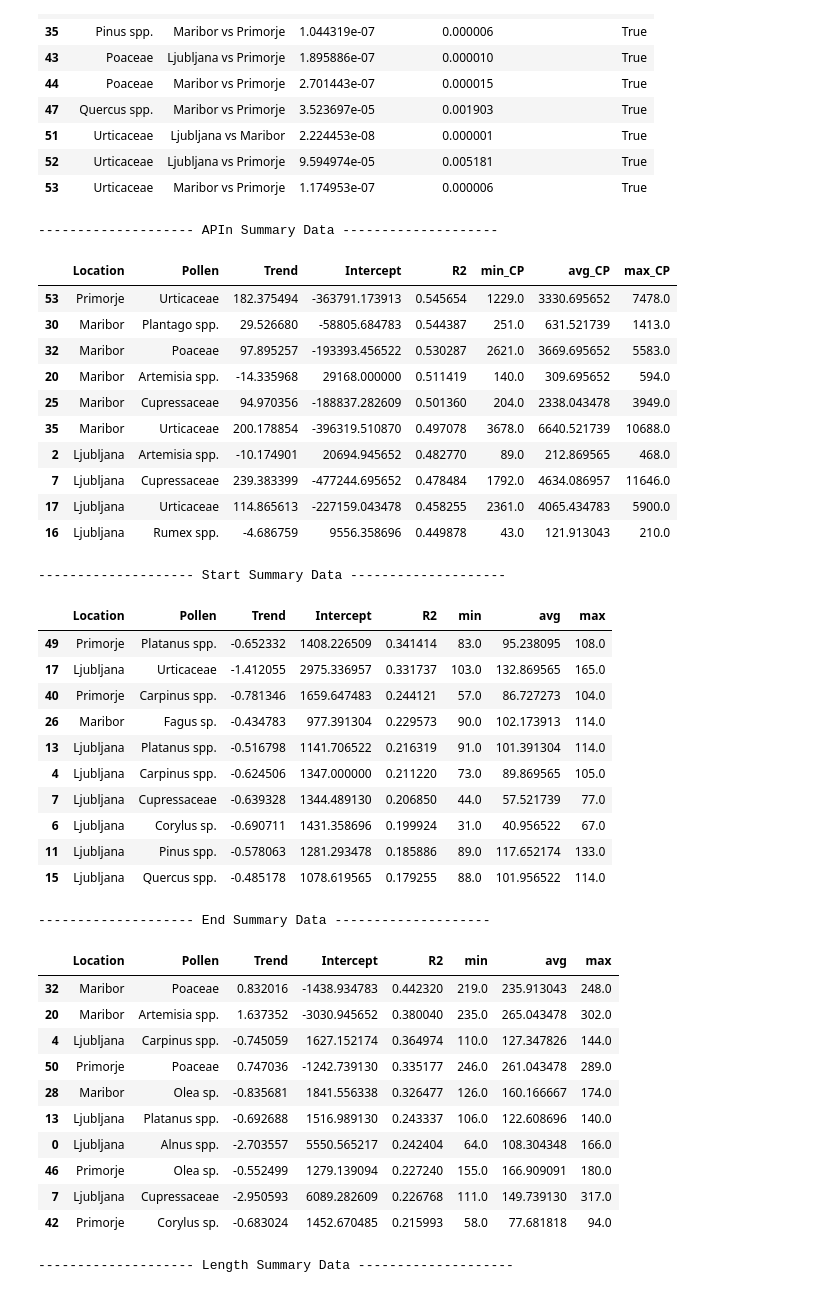
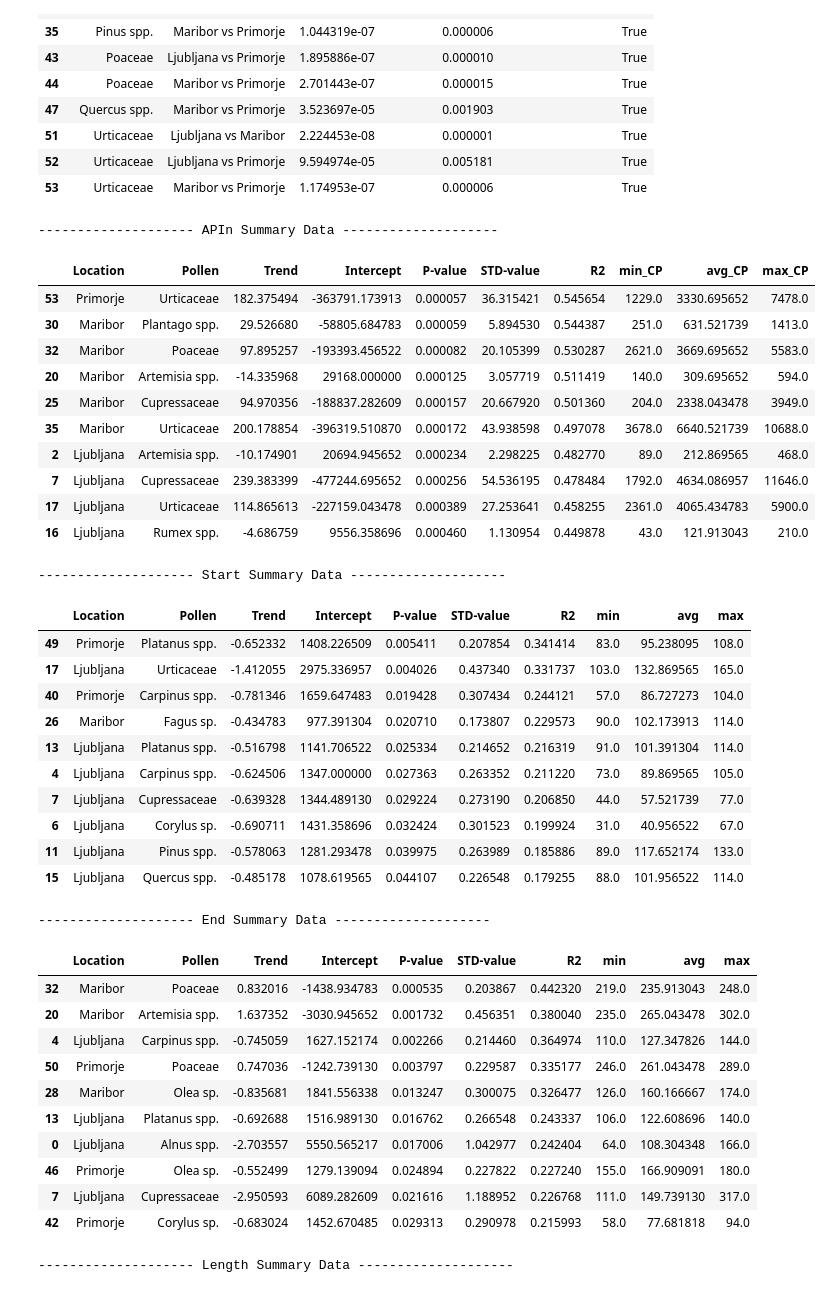
Before and after one commit to ReneMarkovic/Cvetni_prah_v2, a Jupyter notebook: testing_notebook.ipynb, the cells around one changed output. Saved outputs shown, nothing was run; the diff lists cells and outputs as text; code cells hidden in the pictures.

```diff
--- a/testing_notebook.ipynb
+++ b/testing_notebook.ipynb
@@ -531,6 +531,8 @@ for location, filepath in files_summary.items():
                 "Pollen": pollen,
                 "Trend": values["CP"].get("Trend", None),
                 "Intercept": values["CP"].get("Intercept", None),
+                "P-value": values["CP"].get("P_Value", None),
+                "STD-value": values["CP"].get("Std_Error", None),
                 "R2": values["CP"].get("R2", None),
                 "min_CP": values["CP"].get("min", None),
                 "avg_CP": values["CP"].get("avg", None),
@@ -543,66 +545,68 @@ apin_df = apin_df.sort_values(by=["R2"], ascending=False)
 display(apin_df.head(10))
 apin_df.to_excel("apin_summary_CP.xlsx", index=False)
 
 for var in ["Start", "End", "Length"]:
     apin_data = []
     for location, filepath in files_summary.items():
         with open(filepath, "r", encoding="utf-8") as f:
             content = json.load(f)
         #print(f"Processing {location} for variable {var}...")
         for pollen, values in content.items():
             #print(f"Processing pollen type: {pollen, var, values}")
             if var in values:
                 apin_data.append({
                     "Location": location,
                     "Pollen": pollen,
                     "Trend": values[var].get("Trend", None),
                     "Intercept": values[var].get("Intercept", None),
+                    "P-value": values[var].get("P_Value", None),
+                    "STD-value": values[var].get("Std_Error", None),
                     "R2": values[var].get("R2", None),
                     "min": values[var].get("min", None),
                     "avg": values[var].get("avg", None),
                     "max": values[var].get("max", None)
                 })
     print(f"{20*'-'} {var} Summary Data {20*'-'}")
     apin_df = pd.DataFrame(apin_data)
     apin_df = apin_df.sort_values(by=["R2"], ascending=False)
     # Show the first rows to inspect
     display(apin_df.head(10))
     apin_df.to_excel(f"apin_summary_{var}.xlsx", index=False)
 # %% [output]
 -------------------- APIn Summary Data --------------------
-|  | Location | Pollen | Trend | Intercept | R2 | min_CP | avg_CP | max_CP |
-| 53 | Primorje | Urticaceae | 182.375494 | -363791.173913 | 0.545654 | 1229.0 | 3330.695652 | 7478.0 |
-| 30 | Maribor | Plantago spp. | 29.526680 | -58805.684783 | 0.544387 | 251.0 | 631.521739 | 1413.0 |
-| 32 | Maribor | Poaceae | 97.895257 | -193393.456522 | 0.530287 | 2621.0 | 3669.695652 | 5583.0 |
-| 20 | Maribor | Artemisia spp. | -14.335968 | 29168.000000 | 0.511419 | 140.0 | 309.695652 | 594.0 |
-| 25 | Maribor | Cupressaceae | 94.970356 | -188837.282609 | 0.501360 | 204.0 | 2338.043478 | 3949.0 |
-| 35 | Maribor | Urticaceae | 200.178854 | -396319.510870 | 0.497078 | 3678.0 | 6640.521739 | 10688.0 |
-| 2 | Ljubljana | Artemisia spp. | -10.174901 | 20694.945652 | 0.482770 | 89.0 | 212.869565 | 468.0 |
-| 7 | Ljubljana | Cupressaceae | 239.383399 | -477244.695652 | 0.478484 | 1792.0 | 4634.086957 | 11646.0 |
-| 17 | Ljubljana | Urticaceae | 114.865613 | -227159.043478 | 0.458255 | 2361.0 | 4065.434783 | 5900.0 |
-| 16 | Ljubljana | Rumex spp. | -4.686759 | 9556.358696 | 0.449878 | 43.0 | 121.913043 | 210.0 |
+|  | Location | Pollen | Trend | Intercept | P-value | STD-value | R2 | min_CP | avg_CP | max_CP |
+| 53 | Primorje | Urticaceae | 182.375494 | -363791.173913 | 0.000057 | 36.315421 | 0.545654 | 1229.0 | 3330.695652 | 7478.0 |
+| 30 | Maribor | Plantago spp. | 29.526680 | -58805.684783 | 0.000059 | 5.894530 | 0.544387 | 251.0 | 631.521739 | 1413.0 |
+| 32 | Maribor | Poaceae | 97.895257 | -193393.456522 | 0.000082 | 20.105399 | 0.530287 | 2621.0 | 3669.695652 | 5583.0 |
+| 20 | Maribor | Artemisia spp. | -14.335968 | 29168.000000 | 0.000125 | 3.057719 | 0.511419 | 140.0 | 309.695652 | 594.0 |
+| 25 | Maribor | Cupressaceae | 94.970356 | -188837.282609 | 0.000157 | 20.667920 | 0.501360 | 204.0 | 2338.043478 | 3949.0 |
+| 35 | Maribor | Urticaceae | 200.178854 | -396319.510870 | 0.000172 | 43.938598 | 0.497078 | 3678.0 | 6640.521739 | 10688.0 |
+| 2 | Ljubljana | Artemisia spp. | -10.174901 | 20694.945652 | 0.000234 | 2.298225 | 0.482770 | 89.0 | 212.869565 | 468.0 |
+| 7 | Ljubljana | Cupressaceae | 239.383399 | -477244.695652 | 0.000256 | 54.536195 | 0.478484 | 1792.0 | 4634.086957 | 11646.0 |
+| 17 | Ljubljana | Urticaceae | 114.865613 | -227159.043478 | 0.000389 | 27.253641 | 0.458255 | 2361.0 | 4065.434783 | 5900.0 |
+| 16 | Ljubljana | Rumex spp. | -4.686759 | 9556.358696 | 0.000460 | 1.130954 | 0.449878 | 43.0 | 121.913043 | 210.0 |
 -------------------- Start Summary Data --------------------
-|  | Location | Pollen | Trend | Intercept | R2 | min | avg | max |
-| 49 | Primorje | Platanus spp. | -0.652332 | 1408.226509 | 0.341414 | 83.0 | 95.238095 | 108.0 |
-| 17 | Ljubljana | Urticaceae | -1.412055 | 2975.336957 | 0.331737 | 103.0 | 132.869565 | 165.0 |
-| 40 | Primorje | Carpinus spp. | -0.781346 | 1659.647483 | 0.244121 | 57.0 | 86.727273 | 104.0 |
-| 26 | Maribor | Fagus sp. | -0.434783 | 977.391304 | 0.229573 | 90.0 | 102.173913 | 114.0 |
-| 13 | Ljubljana | Platanus spp. | -0.516798 | 1141.706522 | 0.216319 | 91.0 | 101.391304 | 114.0 |
-| 4 | Ljubljana | Carpinus spp. | -0.624506 | 1347.000000 | 0.211220 | 73.0 | 89.869565 | 105.0 |
-| 7 | Ljubljana | Cupressaceae | -0.639328 | 1344.489130 | 0.206850 | 44.0 | 57.521739 | 77.0 |
-| 6 | Ljubljana | Corylus sp. | -0.690711 | 1431.358696 | 0.199924 | 31.0 | 40.956522 | 67.0 |
-| 11 | Ljubljana | Pinus spp. | -0.578063 | 1281.293478 | 0.185886 | 89.0 | 117.652174 | 133.0 |
-| 15 | Ljubljana | Quercus spp. | -0.485178 | 1078.619565 | 0.179255 | 88.0 | 101.956522 | 114.0 |
+|  | Location | Pollen | Trend | Intercept | P-value | STD-value | R2 | min | avg | max |
+| 49 | Primorje | Platanus spp. | -0.652332 | 1408.226509 | 0.005411 | 0.207854 | 0.341414 | 83.0 | 95.238095 | 108.0 |
+| 17 | Ljubljana | Urticaceae | -1.412055 | 2975.336957 | 0.004026 | 0.437340 | 0.331737 | 103.0 | 132.869565 | 165.0 |
+| 40 | Primorje | Carpinus spp. | -0.781346 | 1659.647483 | 0.019428 | 0.307434 | 0.244121 | 57.0 | 86.727273 | 104.0 |
+| 26 | Maribor | Fagus sp. | -0.434783 | 977.391304 | 0.020710 | 0.173807 | 0.229573 | 90.0 | 102.173913 | 114.0 |
+| 13 | Ljubljana | Platanus spp. | -0.516798 | 1141.706522 | 0.025334 | 0.214652 | 0.216319 | 91.0 | 101.391304 | 114.0 |
+| 4 | Ljubljana | Carpinus spp. | -0.624506 | 1347.000000 | 0.027363 | 0.263352 | 0.211220 | 73.0 | 89.869565 | 105.0 |
+| 7 | Ljubljana | Cupressaceae | -0.639328 | 1344.489130 | 0.029224 | 0.273190 | 0.206850 | 44.0 | 57.521739 | 77.0 |
+| 6 | Ljubljana | Corylus sp. | -0.690711 | 1431.358696 | 0.032424 | 0.301523 | 0.199924 | 31.0 | 40.956522 | 67.0 |
+| 11 | Ljubljana | Pinus spp. | -0.578063 | 1281.293478 | 0.039975 | 0.263989 | 0.185886 | 89.0 | 117.652174 | 133.0 |
+| 15 | Ljubljana | Quercus spp. | -0.485178 | 1078.619565 | 0.044107 | 0.226548 | 0.179255 | 88.0 | 101.956522 | 114.0 |
 -------------------- End Summary Data --------------------
-|  | Location | Pollen | Trend | Intercept | R2 | min | avg | max |
-| 32 | Maribor | Poaceae | 0.832016 | -1438.934783 | 0.442320 | 219.0 | 235.913043 | 248.0 |
-| 20 | Maribor | Artemisia spp. | 1.637352 | -3030.945652 | 0.380040 | 235.0 | 265.043478 | 302.0 |
-| 4 | Ljubljana | Carpinus spp. | -0.745059 | 1627.152174 | 0.364974 | 110.0 | 127.347826 | 144.0 |
-| 50 | Primorje | Poaceae | 0.747036 | -1242.739130 | 0.335177 | 246.0 | 261.043478 | 289.0 |
-| 28 | Maribor | Olea sp. | -0.835681 | 1841.556338 | 0.326477 | 126.0 | 160.166667 | 174.0 |
-| 13 | Ljubljana | Platanus spp. | -0.692688 | 1516.989130 | 0.243337 | 106.0 | 122.608696 | 140.0 |
-| 0 | Ljubljana | Alnus spp. | -2.703557 | 5550.565217 | 0.242404 | 64.0 | 108.304348 | 166.0 |
-| 46 | Primorje | Olea sp. | -0.552499 | 1279.139094 | 0.227240 | 155.0 | 166.909091 | 180.0 |
-| 7 | Ljubljana | Cupressaceae | -2.950593 | 6089.282609 | 0.226768 | 111.0 | 149.739130 | 317.0 |
-| 42 | Primorje | Corylus sp. | -0.683024 | 1452.670485 | 0.215993 | 58.0 | 77.681818 | 94.0 |
+|  | Location | Pollen | Trend | Intercept | P-value | STD-value | R2 | min | avg | max |
+| 32 | Maribor | Poaceae | 0.832016 | -1438.934783 | 0.000535 | 0.203867 | 0.442320 | 219.0 | 235.913043 | 248.0 |
+| 20 | Maribor | Artemisia spp. | 1.637352 | -3030.945652 | 0.001732 | 0.456351 | 0.380040 | 235.0 | 265.043478 | 302.0 |
+| 4 | Ljubljana | Carpinus spp. | -0.745059 | 1627.152174 | 0.002266 | 0.214460 | 0.364974 | 110.0 | 127.347826 | 144.0 |
+| 50 | Primorje | Poaceae | 0.747036 | -1242.739130 | 0.003797 | 0.229587 | 0.335177 | 246.0 | 261.043478 | 289.0 |
+| 28 | Maribor | Olea sp. | -0.835681 | 1841.556338 | 0.013247 | 0.300075 | 0.326477 | 126.0 | 160.166667 | 174.0 |
+| 13 | Ljubljana | Platanus spp. | -0.692688 | 1516.989130 | 0.016762 | 0.266548 | 0.243337 | 106.0 | 122.608696 | 140.0 |
+| 0 | Ljubljana | Alnus spp. | -2.703557 | 5550.565217 | 0.017006 | 1.042977 | 0.242404 | 64.0 | 108.304348 | 166.0 |
+| 46 | Primorje | Olea sp. | -0.552499 | 1279.139094 | 0.024894 | 0.227822 | 0.227240 | 155.0 | 166.909091 | 180.0 |
+| 7 | Ljubljana | Cupressaceae | -2.950593 | 6089.282609 | 0.021616 | 1.188952 | 0.226768 | 111.0 | 149.739130 | 317.0 |
+| 42 | Primorje | Corylus sp. | -0.683024 | 1452.670485 | 0.029313 | 0.290978 | 0.215993 | 58.0 | 77.681818 | 94.0 |
 -------------------- Length Summary Data --------------------
```
Also changed, not shown: parts of 1 cell of this notebook, 6 other files.
